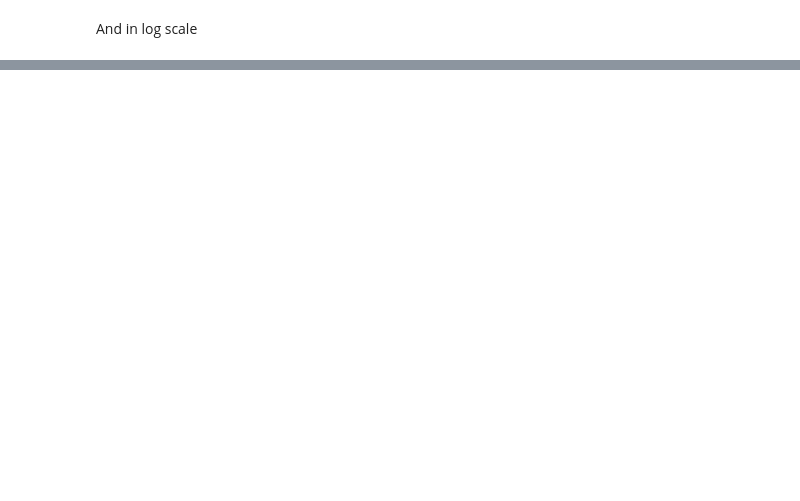
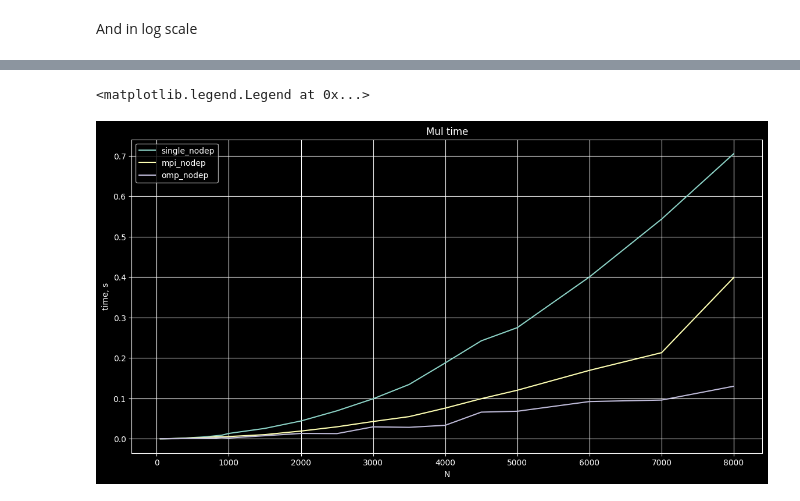
Before and after one commit to ErrrOrrr503/ParallelProgramming, a Jupyter notebook: Lab2/tester.ipynb, the cells around one changed output, grey strips where cells are left out. Drawn from its saved outputs; the diff is of its cells as text; code cells hidden in the pictures; blank space fills up the shorter version.

Commit message:
added nodep

```diff
--- a/Lab2/tester.ipynb
+++ b/Lab2/tester.ipynb
@@ -157,0 +161,52 @@ plt.legend ()
+# %%
+num_threads = 6 # CAUTION!!! N is 48 min
+
+do_compare = False # enables result comparison with diff. Dramatically lowers the performance.
+#do_compare = True
+
+num_algos = 3
+algos = []
+algos.append ("single_nodep")
+algos.append ("mpi_nodep")
+algos.append ("omp_nodep")
+cmds = []
+if do_compare:
+    cmds.append ({"cmd": ["./tester_nodep_single", "{0}_res.txt".format (algos[0])], "threads_index": None, "reference_imp_index": None})
+    cmds.append ({"cmd": ["mpirun", "--use-hwthread-cpus", "-np", "{0}".format (num_threads), "tester_nodep_mpi", "{0}_res.txt".format (algos[1])], "threads_index": 3, "reference_imp_index": 0})
+    cmds.append ({"cmd": ["./tester_nodep_omp", "{0}".format (num_threads), "{0}_res.txt".format (algos[2])], "threads_index": 1, "reference_imp_index": 0})
+else:
+    cmds.append ({"cmd": ["./tester_nodep_single"], "threads_index": None, "reference_imp_index": None})
+    cmds.append ({"cmd": ["mpirun", "--use-hwthread-cpus", "-np", "{0}".format (num_threads), "tester_nodep_mpi"], "threads_index": 3, "reference_imp_index": 0})
+    cmds.append ({"cmd": ["./tester_nodep_omp", "{0}".format (num_threads)], "threads_index": 1, "reference_imp_index": 0})
+
+Ns = np.array ((50, 100, 200, 300, 400, 500, 600, 700, 800, 900, 1000, 1500, 2000, 2500, 3000, 3500, 4000, 4500, 5000, 6000, 7000, 8000))
+num_points = Ns.shape[0]
+times = np.zeros ((num_algos, num_points))
+
+with tqdm(total=num_points * num_algos) as pbar:
+    for i in range(0, num_points):
+        for n_alg in range (0, num_algos):
+            result = subprocess.run (cmds[n_alg]["cmd"] + ["{0}".format (Ns[i]), "{0}".format (Ns[i])], capture_output=True, text=True)
+            res_split = result.stdout.split ()
+            times[n_alg][i] = np.double (res_split[0])
+            pbar.update (1)
+        # compare results with single
+        if do_compare:
+            for n_alg in range (0, num_algos):
+                if cmds[n_alg]["reference_imp_index"]:
+                    diff = subprocess.run (["diff", "-q", "{0}_res.txt".format (algos[cmds[n_alg]["reference_imp_index"]]), "{0}_res.txt".format (algos[n_alg])])
+                    assert diff.returncode == 0
+
+plt.figure(figsize=(14, 7))
+#plt.yscale('log')
+#plt.xscale('log')
+plt.grid ()
+plt.title ("Mul time")
+plt.xlabel ("N")
+plt.ylabel ("time, s")
+for i in range(0, num_algos):
+    plt.plot (Ns, times[i], 'C{0}'.format (i), label = algos[i])
+plt.legend ()
+# %% [output]
+<matplotlib.legend.Legend at 0x...>
+[figure, added]
```
Also changed, not shown: parts of 4 cells of this notebook, 5 other files.
